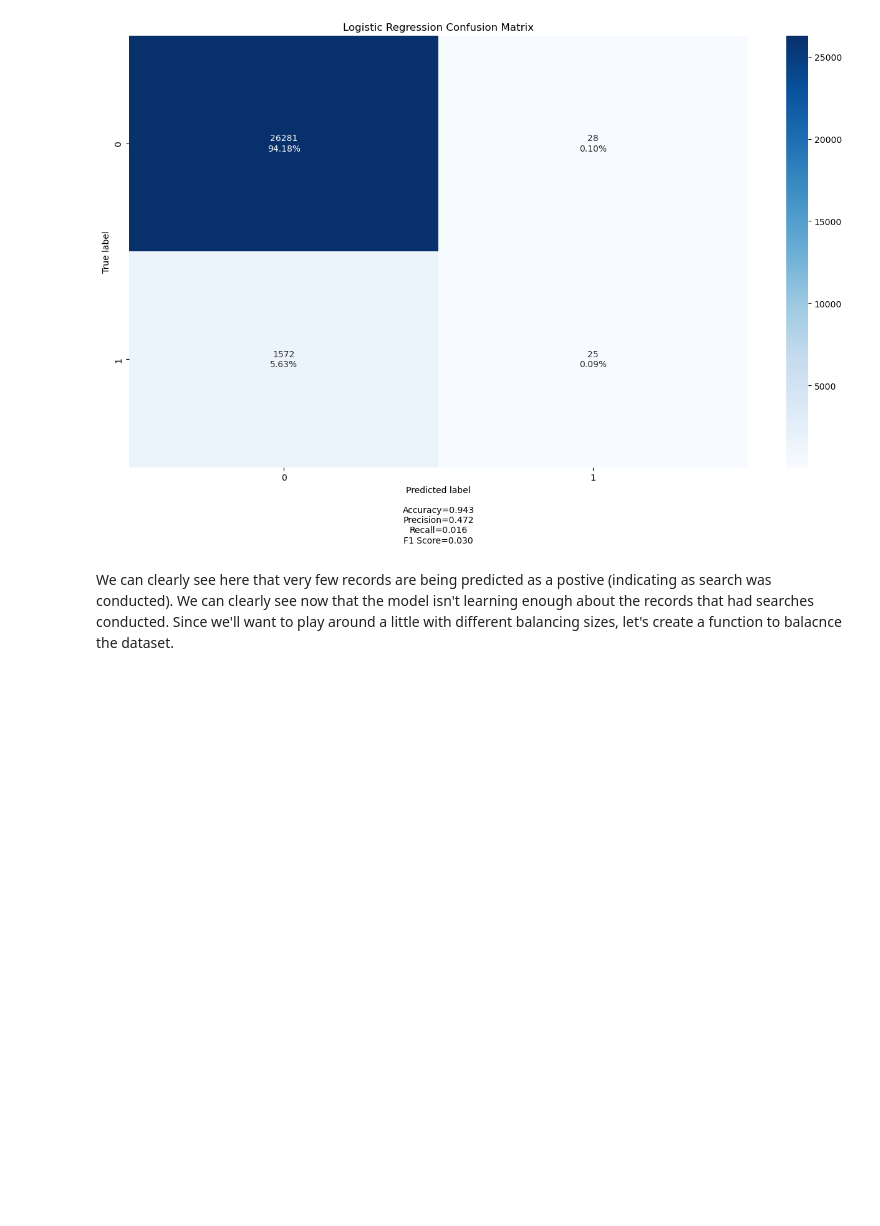
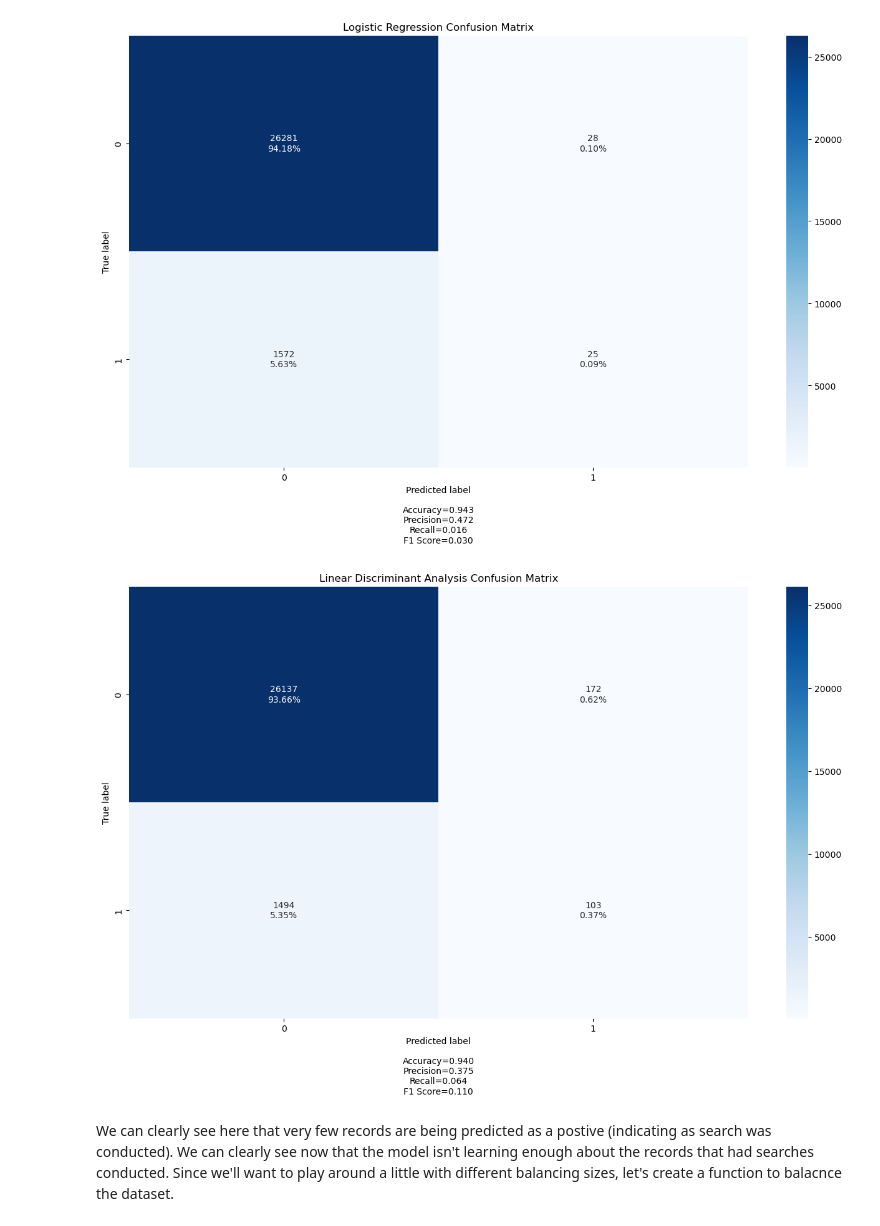
Before and after one commit to SullyRC/Traffic-Stop-Analysis, a Jupyter notebook: Was a Search Conducted Model.ipynb, the cells around one changed output. Drawn from its saved outputs; the diff is of its cells as text; code cells hidden in the pictures; blank space fills up the shorter version.

```diff
--- a/Was a Search Conducted Model.ipynb
+++ b/Was a Search Conducted Model.ipynb
@@ -14,8 +14,7 @@ We'll be working with two different dataframes in this section, one contains dum
 # %%
 all_dummies  = pd.read_csv( 'All_Dummies_Clean.csv')
 some_dummies = pd.read_csv('Some_Dummies_Clean.csv')
-some_dummies = some_dummies.drop(columns=(['Driver_Race','CMPD_Division',
-                                          'Unnamed: 0']))
+some_dummies = some_dummies.drop(columns=(['Unnamed: 0']))
 # %% [markdown]
 Let's also go throug and stadnardize our features so that models that use record distance (SVMs and KNN) can be properly utilized.
 # %%
@@ -185,6 +184,14 @@ make_confusion_matrix(confusion_matrix(test_set["Was_a_Search_Conducted"],predic
                      title='Logistic Regression Confusion Matrix')
 # %% [output]
 [figure]
+# %%
+from sklearn.discriminant_analysis import LinearDiscriminantAnalysis as LDA
+clf = LDA().fit(train_set.drop(columns=['Was_a_Search_Conducted']),train_set['Was_a_Search_Conducted'])
+predictions = clf.predict(test_set.drop(columns=['Was_a_Search_Conducted']))
+make_confusion_matrix(confusion_matrix(test_set["Was_a_Search_Conducted"],predictions),figsize=(16,9),
+                     title='Linear Discriminant Analysis Confusion Matrix')
+# %% [output]
+[figure, added]
 # %% [markdown]
 We can clearly see here that very few records are being predicted as a postive (indicating as search was conducted). We can clearly see now that the model isn't learning enough about the records that had searches conducted. Since we'll want to play around a little with different balancing sizes, let's create a function to balacnce the dataset.
 # %%
```
Also changed, not shown: parts of 5 cells of this notebook, 1 other file.
